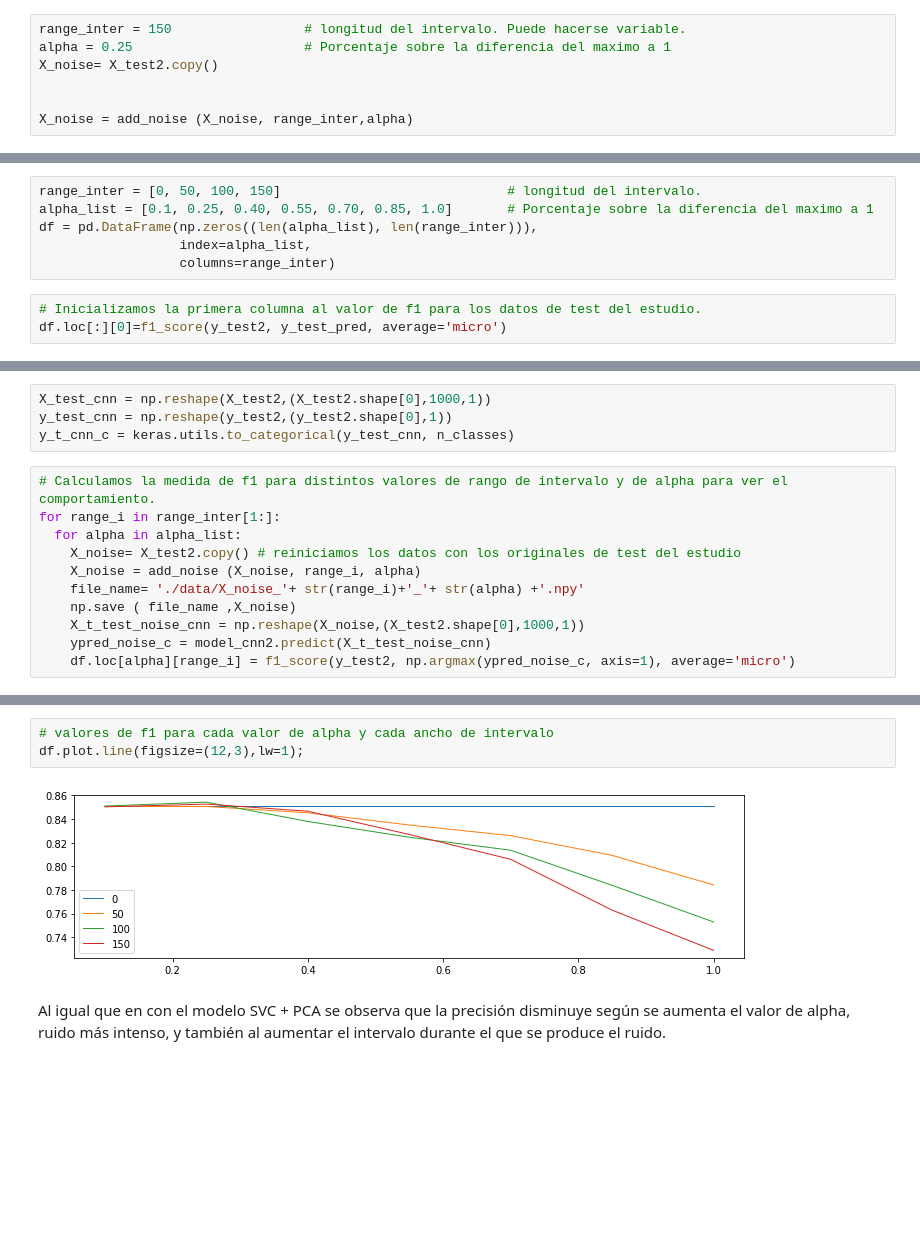
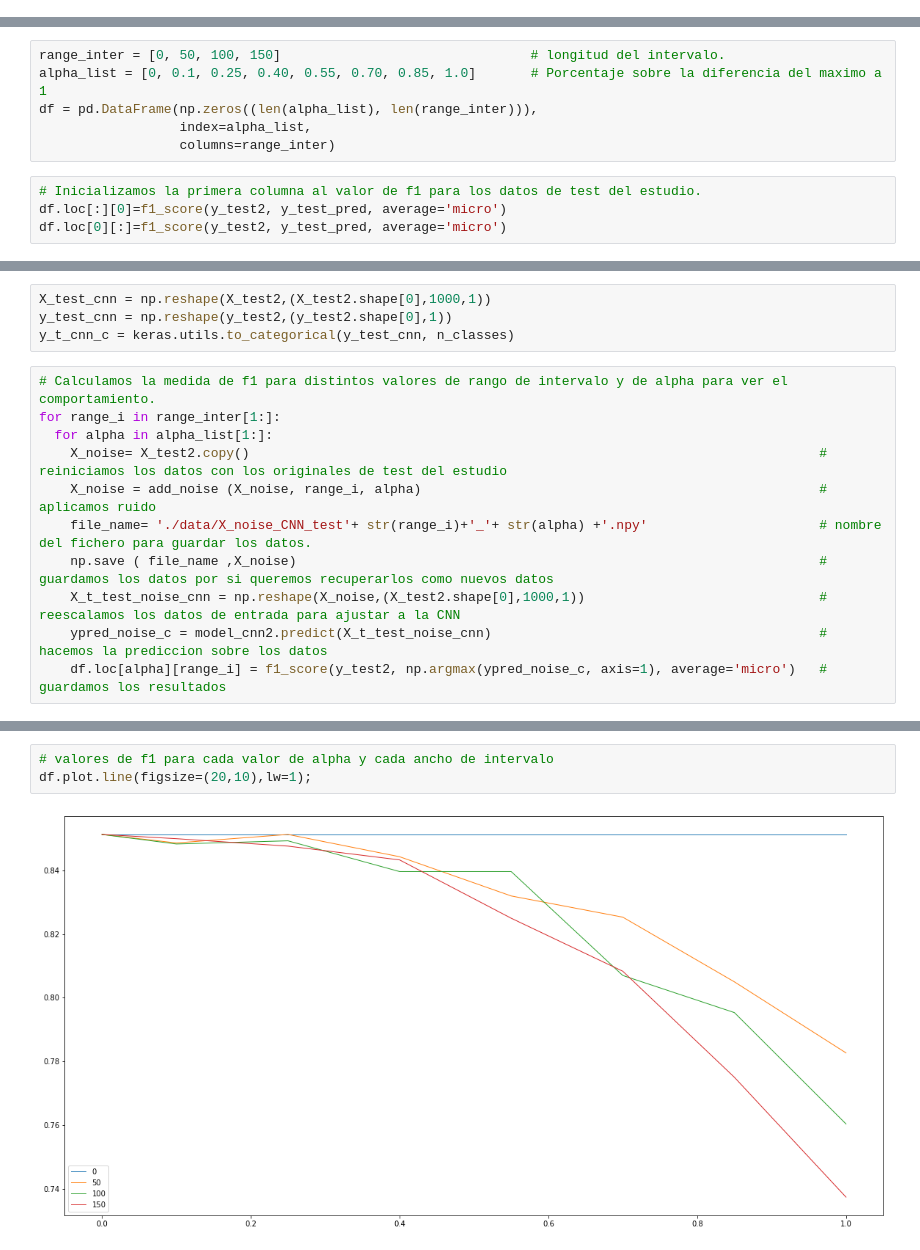
Before and after one commit to sortegamart/bacteria-ID, a Jupyter notebook: Prueba_CNN_+_ruido.ipynb, the cells around one changed output, grey strips where cells are left out. Cells and saved outputs as stored; diff of their text form; blank space fills up the shorter version.

Commit message:
Hito 2 con resultados

```diff
--- a/Prueba_CNN_+_ruido.ipynb
+++ b/Prueba_CNN_+_ruido.ipynb
@@ -199,7 +395,0 @@ def add_noise (X_n, range_inter,alpha):
-# %%
-range_inter = 150                 # longitud del intervalo. Puede hacerse variable.
-alpha = 0.25                      # Porcentaje sobre la diferencia del maximo a 1
-X_noise= X_test2.copy()
-
-
-X_noise = add_noise (X_noise, range_inter,alpha)
@@ -236,14 +398,15 @@ plt.show()
 
 Generarmos distintos escenarios variando el intervalo de ruido y la amplitud del mismo para ver el comportamiento
 # %%
-range_inter = [0, 50, 100, 150]                             # longitud del intervalo.
-alpha_list = [0.1, 0.25, 0.40, 0.55, 0.70, 0.85, 1.0]       # Porcentaje sobre la diferencia del maximo a 1
+range_inter = [0, 50, 100, 150]                                # longitud del intervalo.
+alpha_list = [0, 0.1, 0.25, 0.40, 0.55, 0.70, 0.85, 1.0]       # Porcentaje sobre la diferencia del maximo a 1
 df = pd.DataFrame(np.zeros((len(alpha_list), len(range_inter))),
                   index=alpha_list,
                   columns=range_inter)
 # %%
 # Inicializamos la primera columna al valor de f1 para los datos de test del estudio.
 df.loc[:][0]=f1_score(y_test2, y_test_pred, average='micro')
+df.loc[0][:]=f1_score(y_test2, y_test_pred, average='micro')
 # %%
 df
 # %% [output]
@@ -262,14 +426,14 @@ y_t_cnn_c = keras.utils.to_categorical(y_test_cnn, n_classes)
 # %%
 # Calculamos la medida de f1 para distintos valores de rango de intervalo y de alpha para ver el comportamiento.
 for range_i in range_inter[1:]:
-  for alpha in alpha_list:
-    X_noise= X_test2.copy() # reiniciamos los datos con los originales de test del estudio
-    X_noise = add_noise (X_noise, range_i, alpha)
-    file_name= './data/X_noise_'+ str(range_i)+'_'+ str(alpha) +'.npy'
-    np.save ( file_name ,X_noise)
-    X_t_test_noise_cnn = np.reshape(X_noise,(X_test2.shape[0],1000,1))
-    ypred_noise_c = model_cnn2.predict(X_t_test_noise_cnn)
-    df.loc[alpha][range_i] = f1_score(y_test2, np.argmax(ypred_noise_c, axis=1), average='micro')
+  for alpha in alpha_list[1:]:
+    X_noise= X_test2.copy()                                                                         # reiniciamos los datos con los originales de test del estudio
+    X_noise = add_noise (X_noise, range_i, alpha)                                                   # aplicamos ruido
+    file_name= './data/X_noise_CNN_test'+ str(range_i)+'_'+ str(alpha) +'.npy'                      # nombre del fichero para guardar los datos.
+    np.save ( file_name ,X_noise)                                                                   # guardamos los datos por si queremos recuperarlos como nuevos datos
+    X_t_test_noise_cnn = np.reshape(X_noise,(X_test2.shape[0],1000,1))                              # reescalamos los datos de entrada para ajustar a la CNN
+    ypred_noise_c = model_cnn2.predict(X_t_test_noise_cnn)                                          # hacemos la prediccion sobre los datos
+    df.loc[alpha][range_i] = f1_score(y_test2, np.argmax(ypred_noise_c, axis=1), average='micro')   # guardamos los resultados
 # %%
 df
 # %% [output]
@@ -295,7 +462,5 @@ df.plot.box()
 # %%
 # valores de f1 para cada valor de alpha y cada ancho de intervalo
-df.plot.line(figsize=(12,3),lw=1);
+df.plot.line(figsize=(20,10),lw=1);
 # %% [output]
-[figure, old version]
+[figure, new version]
-# %% [markdown]
-Al igual que en con el modelo SVC + PCA se observa que la precisión disminuye según se aumenta el valor de alpha, ruido más intenso, y también al aumentar el intervalo durante el que se produce el ruido.
```
Also changed, not shown: parts of 43 cells of this notebook.
